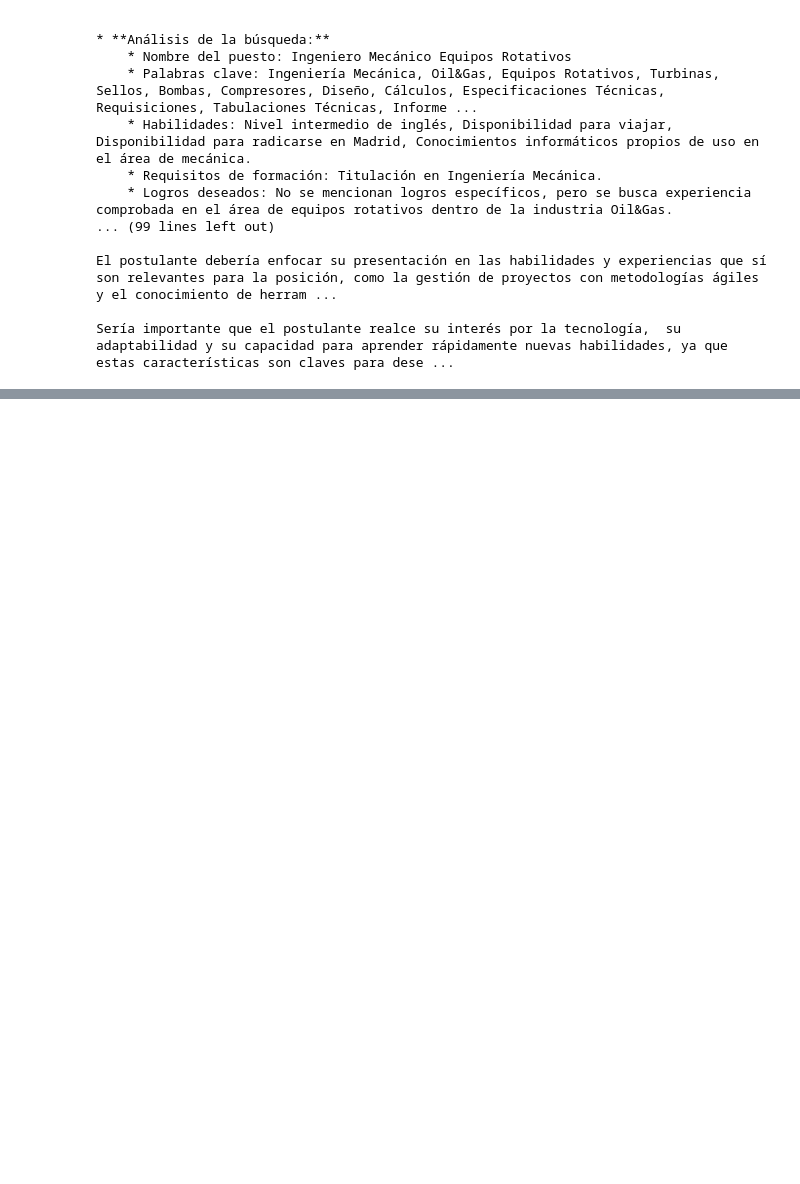
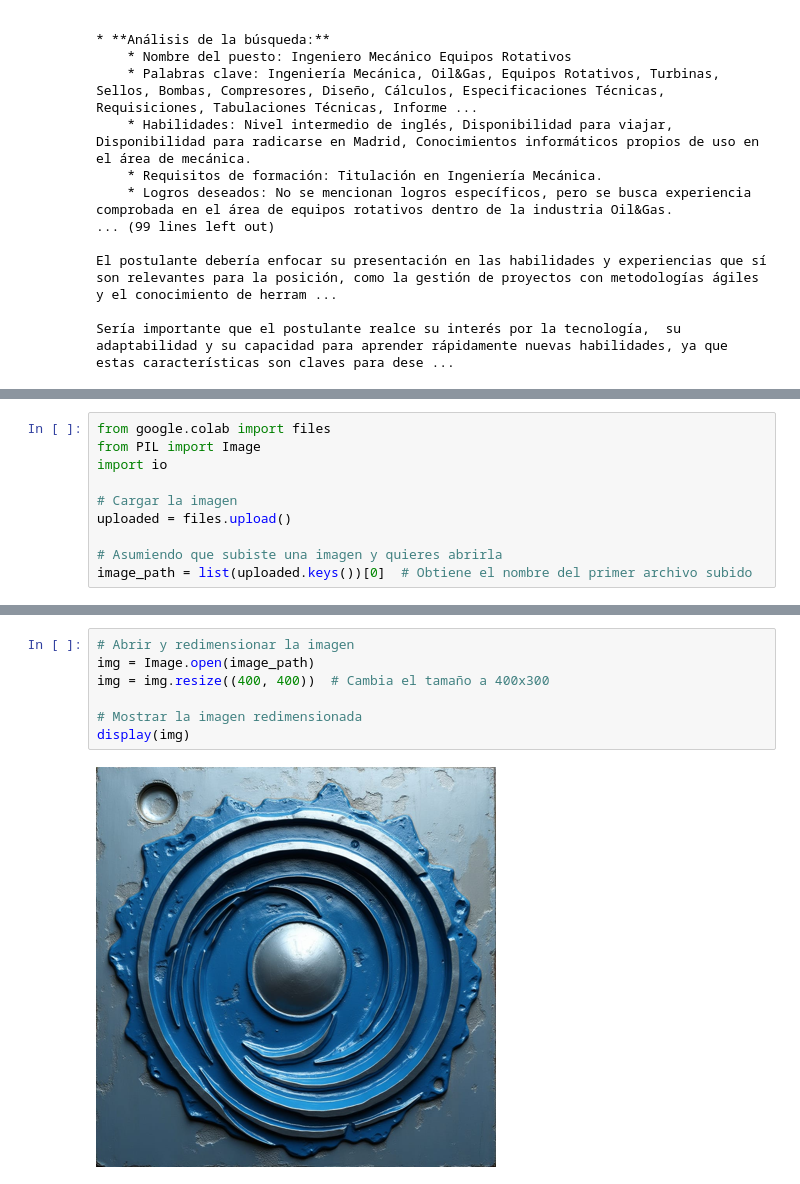
Before and after one commit to GonzaMartinezRoman/CursoCoderIApromptsGMR, a Jupyter notebook: GetHired!-Proyecto final-CHpromptIA-GMR.ipynb, the cells around one changed output, grey strips where cells are left out. Drawn from its saved outputs; the diff is of its cells as text; blank space fills up the shorter version.

```diff
--- a/GetHired!-Proyecto final-CHpromptIA-GMR.ipynb
+++ b/GetHired!-Proyecto final-CHpromptIA-GMR.ipynb
@@ -572,0 +662,10 @@ URL OpenAI para response_of_function_gemini2: https://oaidalleapiprodscus.blob.c
+# %%
+from google.colab import files
+from PIL import Image
+import io
+
+# Cargar la imagen
+uploaded = files.upload()
+
+# Asumiendo que subiste una imagen y quieres abrirla
+image_path = list(uploaded.keys())[0]  # Obtiene el nombre del primer archivo subido
@@ -572,0 +675,9 @@ URL OpenAI para response_of_function_gemini2: https://oaidalleapiprodscus.blob.c
+# %%
+# Abrir y redimensionar la imagen
+img = Image.open(image_path)
+img = img.resize((400, 400))  # Cambia el tamaño a 400x300
+
+# Mostrar la imagen redimensionada
+display(img)
+# %% [output]
+[figure, added]
```
Also changed, not shown: parts of 15 cells of this notebook.
